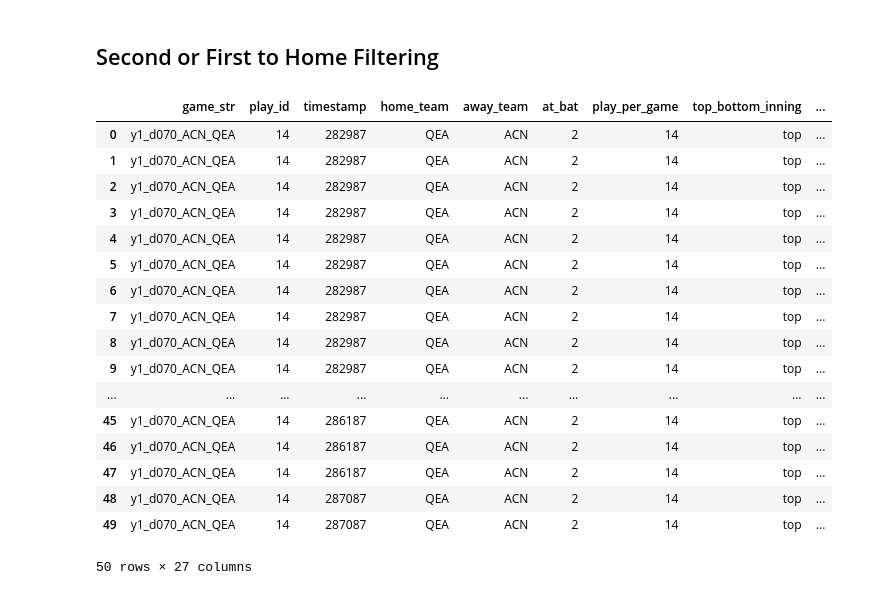
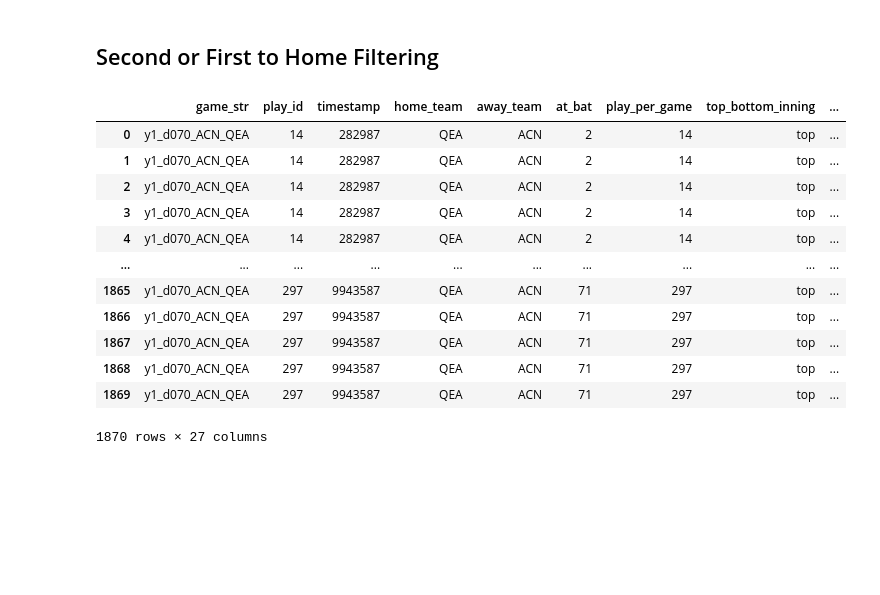
Before and after one commit to alexfrederick1/The-Man-in-the-Middle, a Jupyter notebook: extra_base.ipynb, the cells around one changed output. Saved outputs shown, nothing was run; the diff lists cells and outputs as text; code cells hidden in the pictures; blank space fills up the shorter version.

```diff
--- a/extra_base.ipynb
+++ b/extra_base.ipynb
@@ -158,32 +158,27 @@ extra_base.iloc[92:102]
 # %%
 player_pos = pd.read_csv('player_pos/QEA/ACN/year_1/day_070/player_pos.csv')
 
 #prepping to merge runners_on_bbip for runners on either first or second, with player_pos
 first_or_second = runners_on_bbip[(runners_on_bbip['first_baserunner'].notna()) | (runners_on_bbip['second_baserunner'].notna())]
 
 first_or_second_ppos = pd.merge(first_or_second, player_pos, on = ['game_str', 'play_id', 'timestamp'], how = 'inner')
 
 #RENAMING PLAYER_POSITION COLUMNS DUE TO MERGING
 #Renamed player_position_x (player_pos from game_info df that specifies each play) into event_player_pos
 #Renamed player_position_y (player_pos from player_pos df for each timeframe) into player_position
 first_or_second_ppos.rename(columns = {'player_position_x': 'event_player_pos', 'player_position_y': 'player_position'}, inplace=True)
-first_or_second_ppos.head(50)
+first_or_second_ppos
 # %% [output]
 |  | game_str | play_id | timestamp | home_team | away_team | at_bat | play_per_game | top_bottom_inning | ... |
 | 0 | y1_d070_ACN_QEA | 14 | 282987 | QEA | ACN | 2 | 14 | top | ... |
 | 1 | y1_d070_ACN_QEA | 14 | 282987 | QEA | ACN | 2 | 14 | top | ... |
 | 2 | y1_d070_ACN_QEA | 14 | 282987 | QEA | ACN | 2 | 14 | top | ... |
 | 3 | y1_d070_ACN_QEA | 14 | 282987 | QEA | ACN | 2 | 14 | top | ... |
 | 4 | y1_d070_ACN_QEA | 14 | 282987 | QEA | ACN | 2 | 14 | top | ... |
-| 5 | y1_d070_ACN_QEA | 14 | 282987 | QEA | ACN | 2 | 14 | top | ... |
-| 6 | y1_d070_ACN_QEA | 14 | 282987 | QEA | ACN | 2 | 14 | top | ... |
-| 7 | y1_d070_ACN_QEA | 14 | 282987 | QEA | ACN | 2 | 14 | top | ... |
-| 8 | y1_d070_ACN_QEA | 14 | 282987 | QEA | ACN | 2 | 14 | top | ... |
-| 9 | y1_d070_ACN_QEA | 14 | 282987 | QEA | ACN | 2 | 14 | top | ... |
 | ... | ... | ... | ... | ... | ... | ... | ... | ... | ... |
-| 45 | y1_d070_ACN_QEA | 14 | 286187 | QEA | ACN | 2 | 14 | top | ... |
-| 46 | y1_d070_ACN_QEA | 14 | 286187 | QEA | ACN | 2 | 14 | top | ... |
-| 47 | y1_d070_ACN_QEA | 14 | 286187 | QEA | ACN | 2 | 14 | top | ... |
-| 48 | y1_d070_ACN_QEA | 14 | 287087 | QEA | ACN | 2 | 14 | top | ... |
-| 49 | y1_d070_ACN_QEA | 14 | 287087 | QEA | ACN | 2 | 14 | top | ... |
+| 1865 | y1_d070_ACN_QEA | 297 | 9943587 | QEA | ACN | 71 | 297 | top | ... |
+| 1866 | y1_d070_ACN_QEA | 297 | 9943587 | QEA | ACN | 71 | 297 | top | ... |
+| 1867 | y1_d070_ACN_QEA | 297 | 9943587 | QEA | ACN | 71 | 297 | top | ... |
+| 1868 | y1_d070_ACN_QEA | 297 | 9943587 | QEA | ACN | 71 | 297 | top | ... |
+| 1869 | y1_d070_ACN_QEA | 297 | 9943587 | QEA | ACN | 71 | 297 | top | ... |
-50 rows × 27 columns
+1870 rows × 27 columns
```
Also changed, not shown: parts of 7 cells of this notebook.
